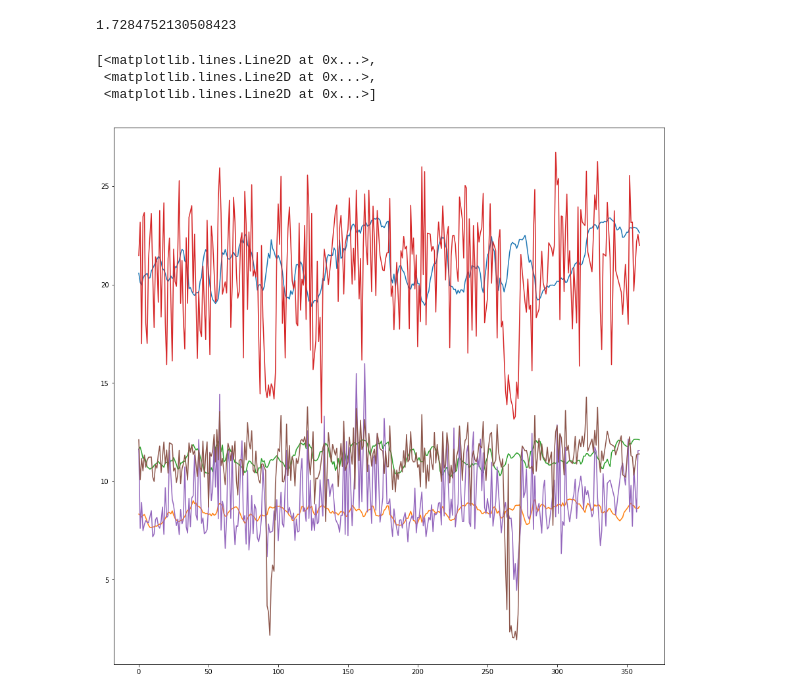
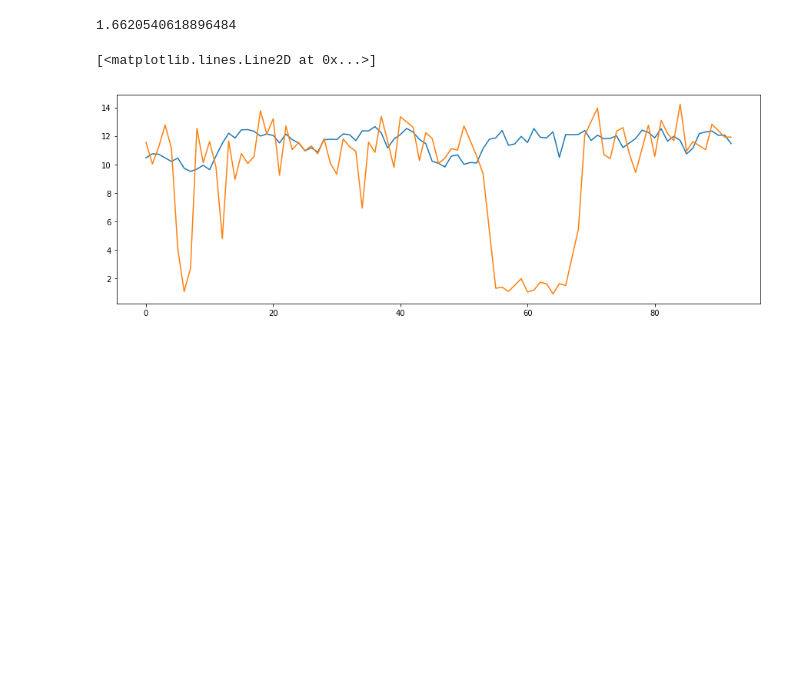
Before and after one commit to intelligenttrafficforecasting/busmodders, a Jupyter notebook: model/RNN.ipynb, the cells around one changed output. Saved outputs shown, nothing was run; the diff lists cells and outputs as text; code cells hidden in the pictures; blank space fills up the shorter version.

```diff
--- a/model/RNN.ipynb
+++ b/model/RNN.ipynb
@@ -10,9 +10,9 @@ from torch.nn.init import kaiming_normal
 from torch.utils.data import DataLoader
 import numpy as np
 # %%
-prev_timesteps = 12
+prev_timesteps = 3
 prediction_steps = 1
-batch_size = 50
+batch_size = 25
 
 train = MoviaBusDataset('../data/train', interpolation=True, prev_timesteps=prev_timesteps, prediction_steps=prediction_steps)
 test = MoviaBusDataset('../data/test', interpolation=True, prev_timesteps=prev_timesteps, prediction_steps=prediction_steps)
@@ -27,17 +30,17 @@ num_timesteps = (prev_timesteps + 1)
 num_roads = train[0]['target'].size()[0]
 
 class RNN(nn.Module):
-    def __init__(self, num_hidden1):
+    def __init__(self):
         super(RNN, self).__init__()
 
-        self.lstm = nn.LSTM(num_roads, num_roads, batch_first=True, num_layers=2)
+        self.lstm = nn.LSTM(num_roads, num_roads, batch_first=True, num_layers=1)
+        #self.lstm = nn.LSTM(num_roads, num_roads, batch_first=True, num_layers=2,dropout=0.2)
         self.activation = nn.ReLU()
-       # self.dropout = nn.Dropout(p=0.5)
 
     def forward(self,x):
         n_batch = x.size()[0]
-        hidden = (torch.randn(2, n_batch, num_roads),
-                  torch.randn(2, n_batch, num_roads))
+        hidden = (torch.zeros(1, n_batch, num_roads),
+                  torch.zeros(1, n_batch, num_roads))
         #for t_i in range(num_timesteps):
         #    out, hidden = self.lstm(x[:,t_i,:].view(-1,1,num_roads),hidden)
 
@@ -48,13 +51,13 @@ class RNN(nn.Module):
 
         return out
 
-net = RNN(100)
+net = RNN()
 
-optimizer = optim.Adam(net.parameters(), lr=1e-4, weight_decay=0)
+optimizer = optim.Adam(net.parameters(), lr=1e-3, weight_decay=1e-4)
 criterion = nn.L1Loss()
 # %%
 net.train()
-for epoch in range(100):
+for epoch in range(80):
     cur_loss = []
     for i , batch in enumerate(train_DL):
         output = net(batch['data'][:,:,:-1])[:,-1,:].squeeze()
@@ -69,5 +72,6 @@ for epoch in range(100):
 
         cur_loss.append(loss.item())
 
-    print("epoch = %2i  loss = %0.3f  output_std = %0.3f" %(epoch, np.mean(cur_loss), output.std().item()))
+    if epoch % 5 == 0:
+        print("epoch = %2i  loss = %0.3f  output_std = %0.3f" %(epoch, np.mean(cur_loss), output.std().item()))
 # %% [output]
@@ -95,21 +98,19 @@ for i, batch in enumerate(test_DL):
     output = net(batch['data'][:,:,:-1])[:,-1,:].squeeze()
     target = batch['target']
 
-    output = (output + torch.tensor(train.mean))*torch.tensor(train.std)
-    target = (target + torch.tensor(train.mean))*torch.tensor(train.std)
+    output = output*torch.tensor(train.std) + torch.tensor(train.mean)
+    target = target*torch.tensor(train.std) + torch.tensor(train.mean)
 
     loss = criterion(output,target)
     print(loss.item())
 # %% [output]
-1.7284752130508423
+1.6620540618896484
 # %%
 import matplotlib.pyplot as plt
-plt.rcParams['figure.figsize'] = [15, 15]
+plt.rcParams['figure.figsize'] = [15, 5]
 
-plt.plot(output[:,1:4].detach().numpy())
-plt.plot(target[:,1:4].detach().numpy())
+plt.plot(output[:,23].detach().numpy())
+plt.plot(target[:,23].detach().numpy())
 # %% [output]
-[<matplotlib.lines.Line2D at 0x...>,
- <matplotlib.lines.Line2D at 0x...>,
- <matplotlib.lines.Line2D at 0x...>]
+[<matplotlib.lines.Line2D at 0x...>]
-[figure, old version]
+[figure, new version]
```
Also changed, not shown: parts of 2 cells of this notebook, 3 other files.
